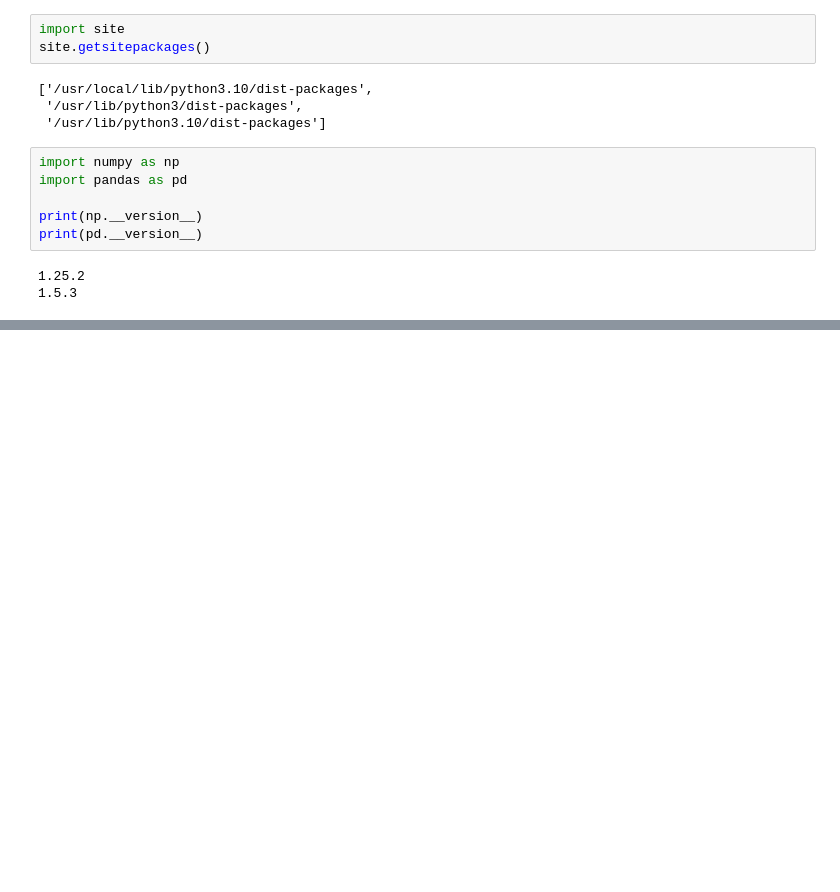
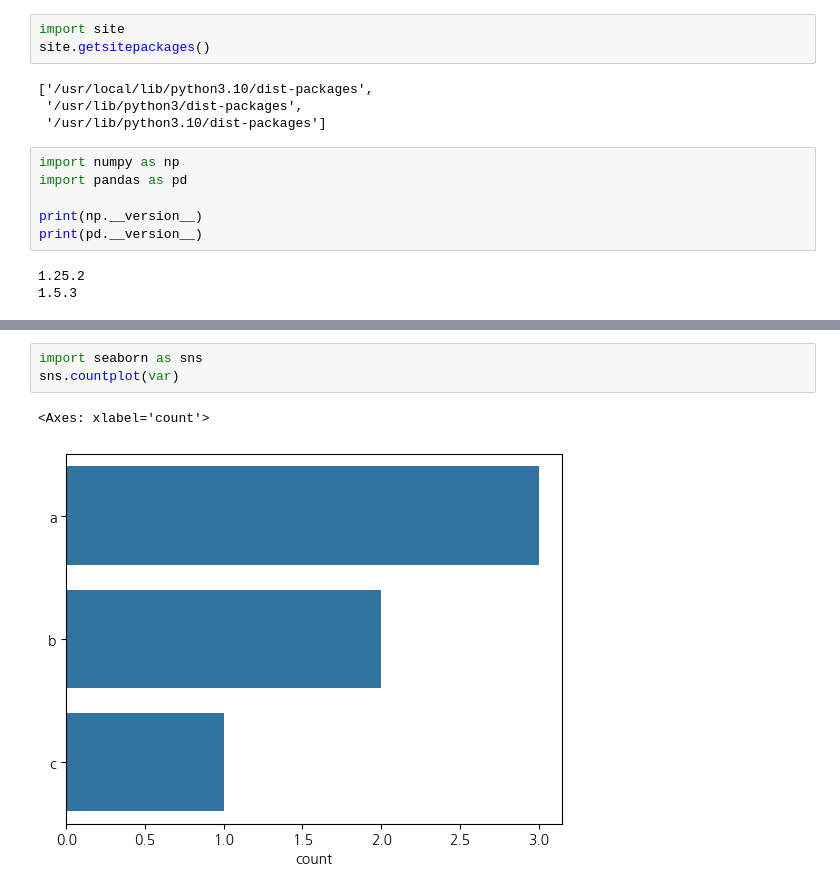
Before and after one commit to kimmingyeol31/2024-1-my-BDA, a Jupyter notebook: inclass/Week01.ipynb, the cells around one changed output, grey strips where cells are left out. Saved outputs shown, nothing was run; the diff lists cells and outputs as text; blank space fills up the shorter version.

```diff
--- a/inclass/Week01.ipynb
+++ b/inclass/Week01.ipynb
@@ -29,0 +87,6 @@ print(pd.__version__)
+# %%
+import seaborn as sns
+sns.countplot(var)
+# %% [output]
+<Axes: xlabel='count'>
+[figure, added]
```
Also changed, not shown: parts of 12 cells of this notebook.
